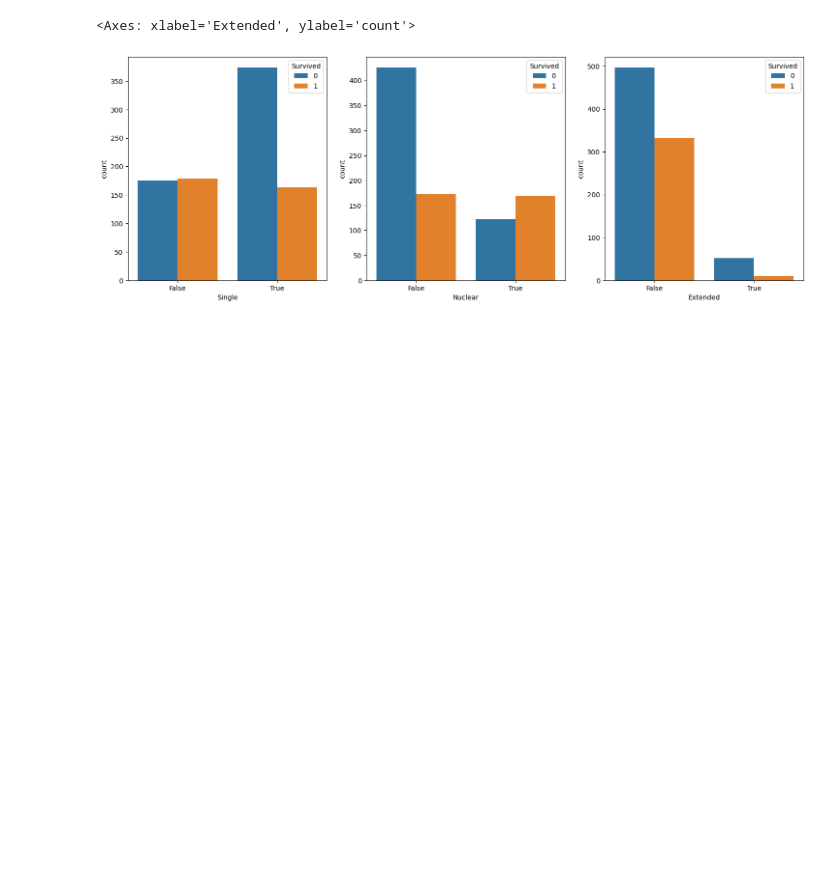
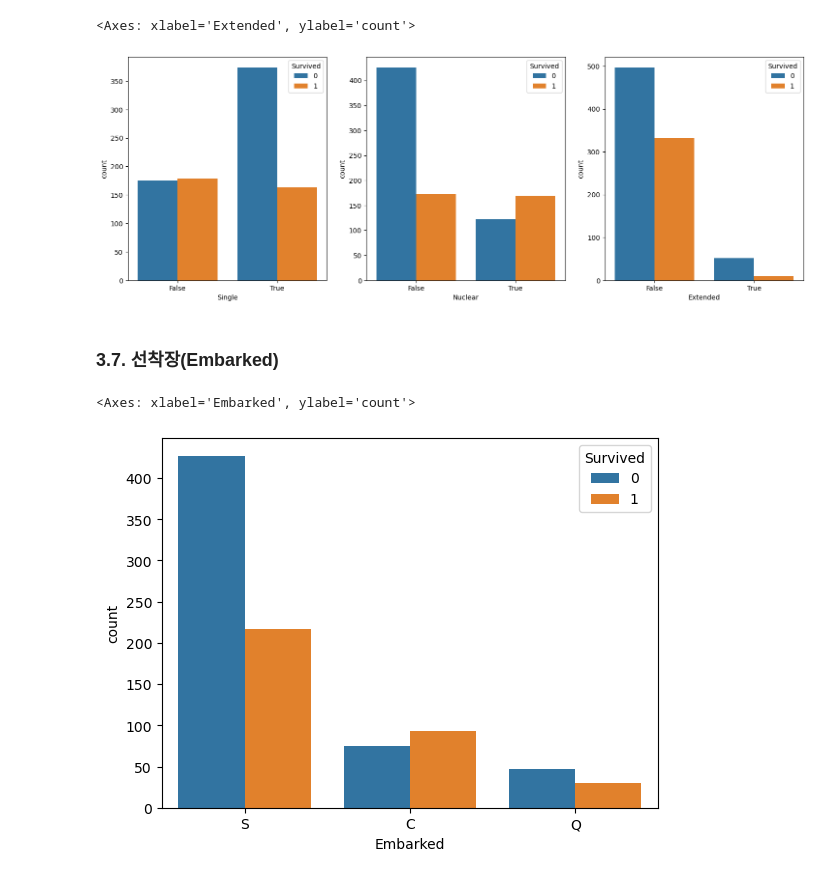
Before and after one commit to alwaysbemyday1/kaggle, a Jupyter notebook: Titanic/2nd_submission.ipynb, the cells around one changed output. Drawn from its saved outputs; the diff is of its cells as text; code cells hidden in the pictures; blank space fills up the shorter version.

```diff
--- a/Titanic/2nd_submission.ipynb
+++ b/Titanic/2nd_submission.ipynb
@@ -210,3 +210,10 @@ sns.countplot(data=train, x='Extended', hue='Survived', ax=ax3)
 # 다른 데이터는 무의미하므로 Nuclear를 제외한 모든 column 삭제
 train=train.drop(columns=['Single', 'Extended', 'SibSp', 'Parch', 'FamilySize'])
 test=test.drop(columns=['Single', 'Extended', 'SibSp', 'Parch', 'FamilySize'])
+# %% [markdown]
+### 3.7. 선착장(Embarked)
+# %%
+sns.countplot(train, x='Embarked', hue='Survived')
+# %% [output]
+<Axes: xlabel='Embarked', ylabel='count'>
+[figure, added]
```
Also changed, not shown: parts of 2 cells of this notebook.
